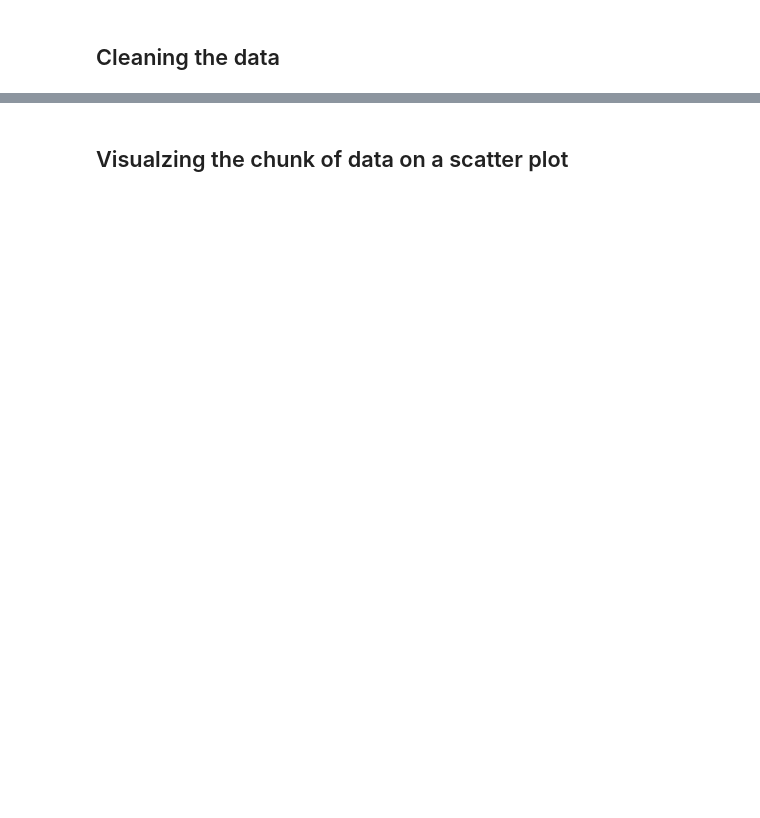
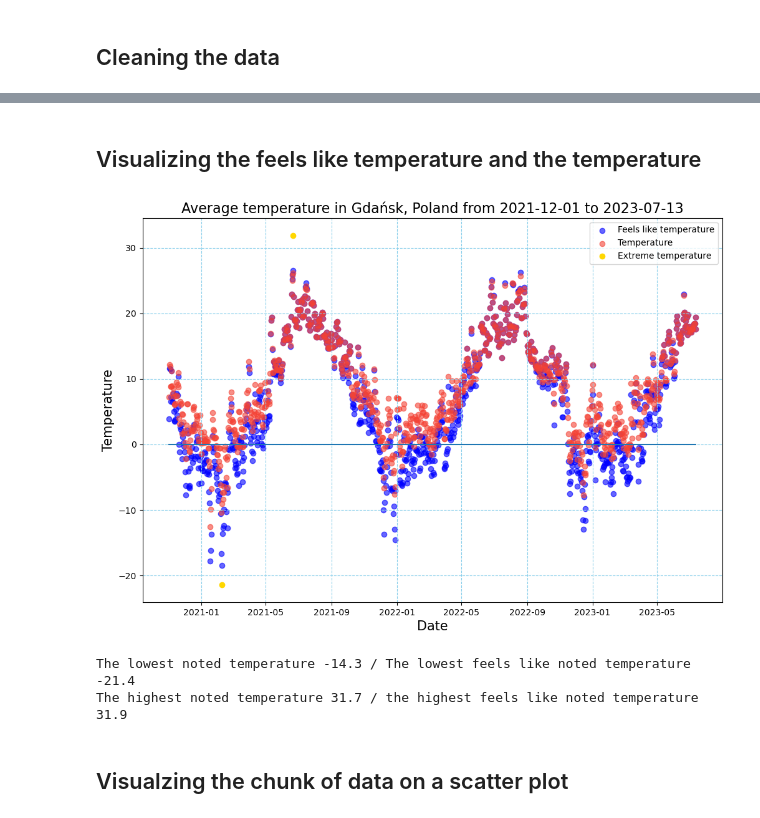
Before and after one commit to ODondalski/WeatherPatterns, a Jupyter notebook: weather.ipynb, the cells around one changed output, grey strips where cells are left out. Cells and saved outputs as stored; diff of their text form; code cells hidden in the pictures; blank space fills up the shorter version.

```diff
--- a/weather.ipynb
+++ b/weather.ipynb
@@ -45,3 +41,35 @@ plt.show()
+# %%
+min_feel = data['feelslikemin'].min()
+max_feel = data['feelslikemax'].max()
+indexofminfeelslike = np.where(data['feelslikemin'] == min_feel)
+indexofmaxfeelslike = np.where(data['feelslikemax'] == max_feel)
+min_feel_data = data['datetime'][indexofminfeelslike[0][0]]
+max_feel_data = data['datetime'][indexofmaxfeelslike[0][0]]
+# %% [markdown]
+## Visualizing the feels like temperature and the temperature
+# %%
+extreme_temp = [max_feel, min_feel]
+extreme_temp_date = [max_feel_data, min_feel_data]
+
+plt.figure(figsize=(12, 8))
+plt.scatter(x=data['datetime'], y=data['feelslike'], color='blue', alpha=0.6, label='Feels like temperature')
+plt.scatter(x=data['datetime'], y=data['temp'], color='#F44336', alpha=0.6, label='Temperature')
+plt.scatter(x=extreme_temp_date, y=extreme_temp, color='gold', label='Extreme temperature')
+sns.lineplot(x=data['datetime'], y=0)
+plt.xlabel('Date', fontsize=15)
+plt.ylabel('Temperature', fontsize=15)
+plt.title('Average temperature in Gdańsk, Poland from 2021-12-01 to 2023-07-13', fontsize=16)
+plt.grid(True, linestyle='--', color='skyblue')  # Add gridlines with a dashed line style
+plt.legend()
+
+plt.show()
+
+print(f"The lowest noted temperature {data['tempmin'].min()} / The lowest feels like noted temperature {data['feelslikemin'].min()}")
+print(f"The highest noted temperature {data['tempmax'].max()} / the highest feels like noted temperature {data['feelslikemax'].max()}")
+# %% [output]
+[figure, added]
+The lowest noted temperature -14.3 / The lowest feels like noted temperature -21.4
+The highest noted temperature 31.7 / the highest feels like noted temperature 31.9
 # %% [markdown]
 ## Visualzing the chunk of data on a scatter plot
 # %%
```
Also changed, not shown: parts of 9 cells of this notebook, 1 other file.
